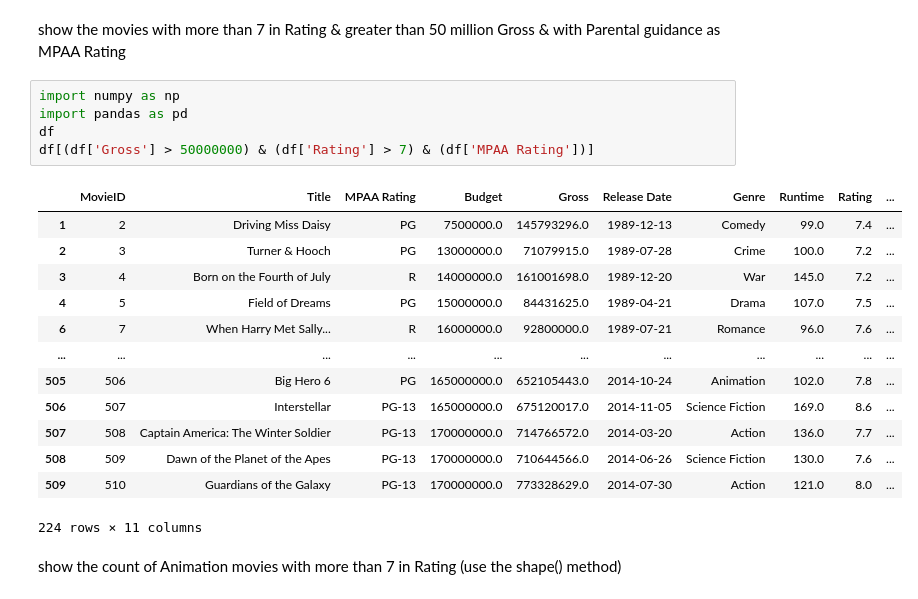
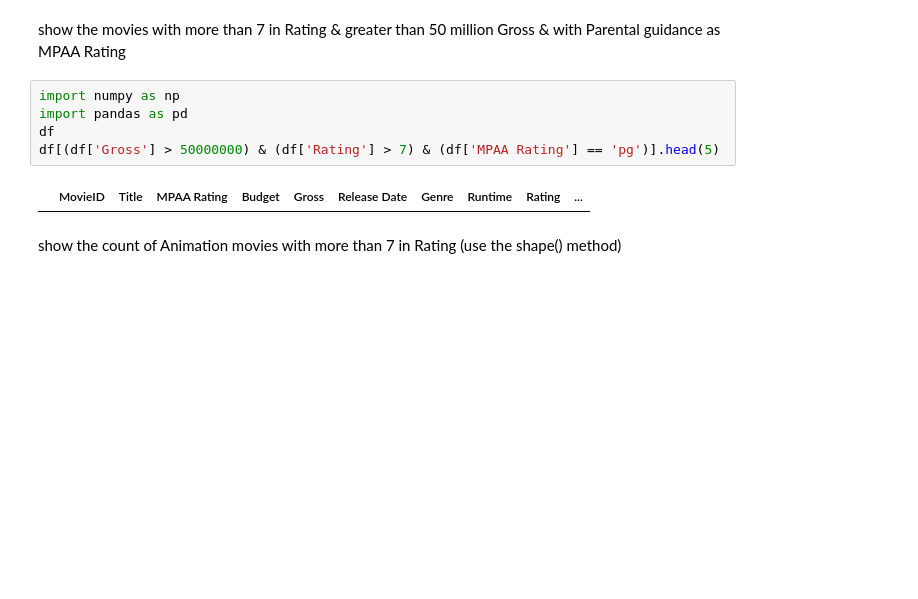
Before and after one commit to AlexIchie-coder/Projects, a Jupyter notebook: pandas.ipynb, the cells around one changed output. Saved outputs shown, nothing was run; the diff lists cells and outputs as text; blank space fills up the shorter version.

```diff
--- a/pandas.ipynb
+++ b/pandas.ipynb
@@ -69,22 +73,10 @@ show the movies with more than 7 in Rating & greater than 50 million Gross & wit
 # %%
 import numpy as np
 import pandas as pd
 df
-df[(df['Gross'] > 50000000) & (df['Rating'] > 7) & (df['MPAA Rating'])]
+df[(df['Gross'] > 50000000) & (df['Rating'] > 7) & (df['MPAA Rating'] == 'pg')].head(5)
 # %% [output]
 |  | MovieID | Title | MPAA Rating | Budget | Gross | Release Date | Genre | Runtime | Rating | ... |
-| 1 | 2 | Driving Miss Daisy | PG | 7500000.0 | 145793296.0 | 1989-12-13 | Comedy | 99.0 | 7.4 | ... |
-| 2 | 3 | Turner & Hooch | PG | 13000000.0 | 71079915.0 | 1989-07-28 | Crime | 100.0 | 7.2 | ... |
-| 3 | 4 | Born on the Fourth of July | R | 14000000.0 | 161001698.0 | 1989-12-20 | War | 145.0 | 7.2 | ... |
-| 4 | 5 | Field of Dreams | PG | 15000000.0 | 84431625.0 | 1989-04-21 | Drama | 107.0 | 7.5 | ... |
-| 6 | 7 | When Harry Met Sally... | R | 16000000.0 | 92800000.0 | 1989-07-21 | Romance | 96.0 | 7.6 | ... |
-| ... | ... | ... | ... | ... | ... | ... | ... | ... | ... | ... |
-| 505 | 506 | Big Hero 6 | PG | 165000000.0 | 652105443.0 | 2014-10-24 | Animation | 102.0 | 7.8 | ... |
-| 506 | 507 | Interstellar | PG-13 | 165000000.0 | 675120017.0 | 2014-11-05 | Science Fiction | 169.0 | 8.6 | ... |
-| 507 | 508 | Captain America: The Winter Soldier | PG-13 | 170000000.0 | 714766572.0 | 2014-03-20 | Action | 136.0 | 7.7 | ... |
-| 508 | 509 | Dawn of the Planet of the Apes | PG-13 | 170000000.0 | 710644566.0 | 2014-06-26 | Science Fiction | 130.0 | 7.6 | ... |
-| 509 | 510 | Guardians of the Galaxy | PG-13 | 170000000.0 | 773328629.0 | 2014-07-30 | Action | 121.0 | 8.0 | ... |
-224 rows × 11 columns
 # %% [markdown]
 show the count of Animation movies with more than 7 in Rating (use the shape() method)
 # %%
```
Also changed, not shown: parts of 6 cells of this notebook.
